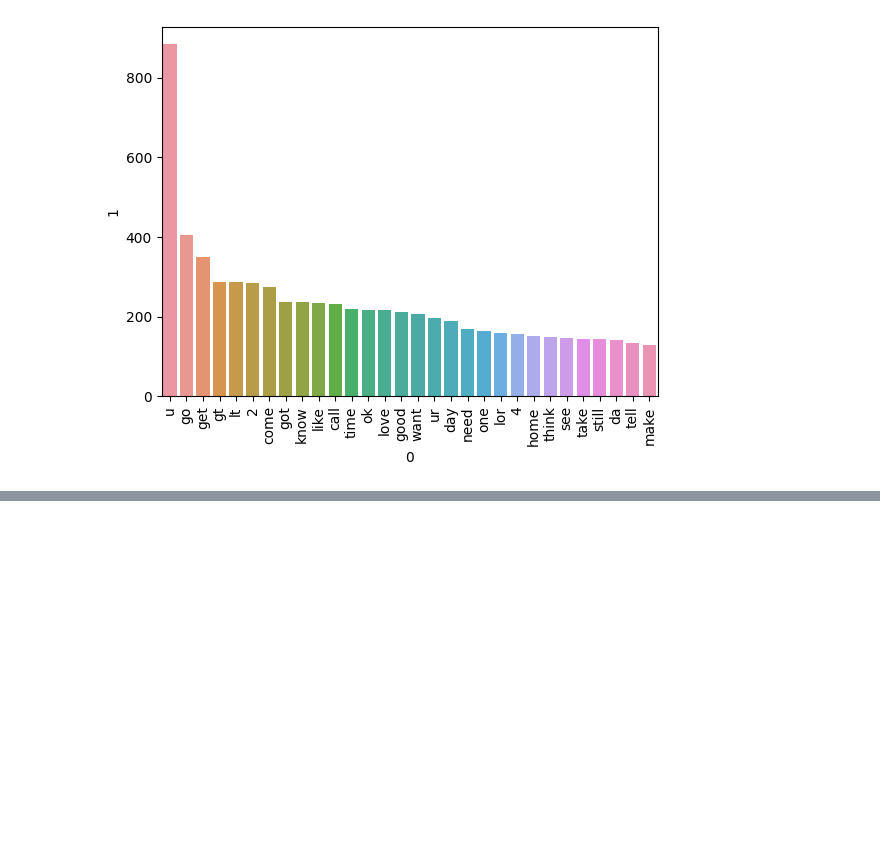
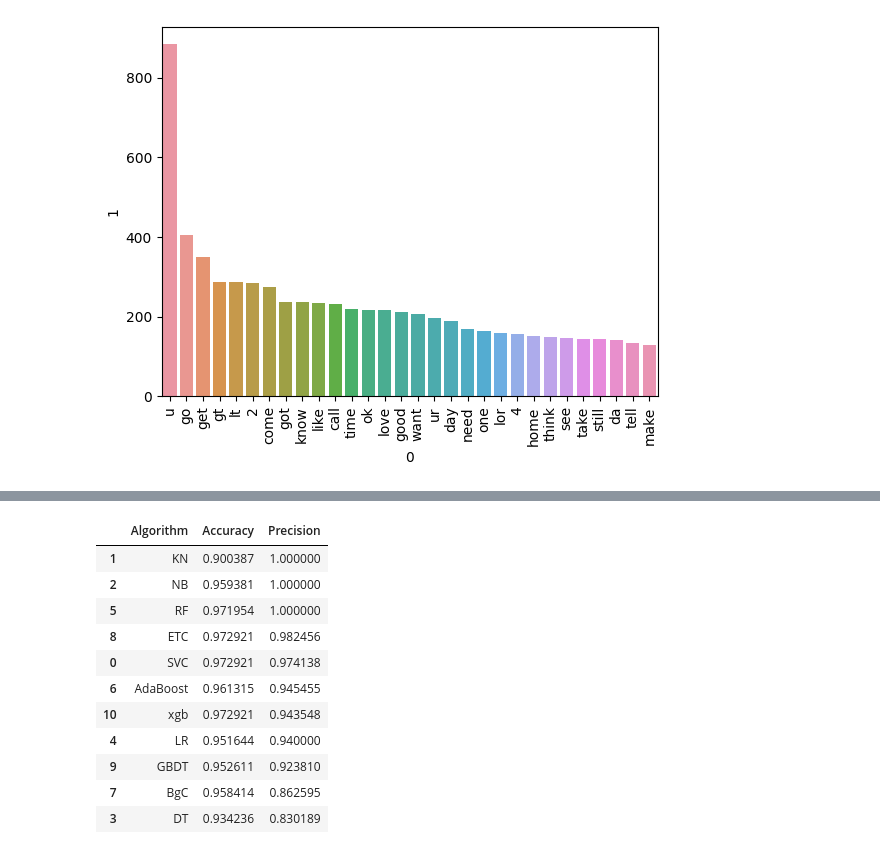
Before and after one commit to awkward-student/sms-spam-classifier, a Jupyter notebook: sms-spam-detection.ipynb, the cells around one changed output, grey strips where cells are left out. Saved outputs shown, nothing was run; the diff lists cells and outputs as text; code cells hidden in the pictures; blank space fills up the shorter version.

```diff
--- a/sms-spam-detection.ipynb
+++ b/sms-spam-detection.ipynb
@@ -408,0 +535,15 @@ plt.show()
+# %%
+performance_df
+# %% [output]
+|  | Algorithm | Accuracy | Precision |
+| 1 | KN | 0.900387 | 1.000000 |
+| 2 | NB | 0.959381 | 1.000000 |
+| 5 | RF | 0.971954 | 1.000000 |
+| 8 | ETC | 0.972921 | 0.982456 |
+| 0 | SVC | 0.972921 | 0.974138 |
+| 6 | AdaBoost | 0.961315 | 0.945455 |
+| 10 | xgb | 0.972921 | 0.943548 |
+| 4 | LR | 0.951644 | 0.940000 |
+| 9 | GBDT | 0.952611 | 0.923810 |
+| 7 | BgC | 0.958414 | 0.862595 |
+| 3 | DT | 0.934236 | 0.830189 |
```
Also changed, not shown: parts of 28 cells of this notebook.
